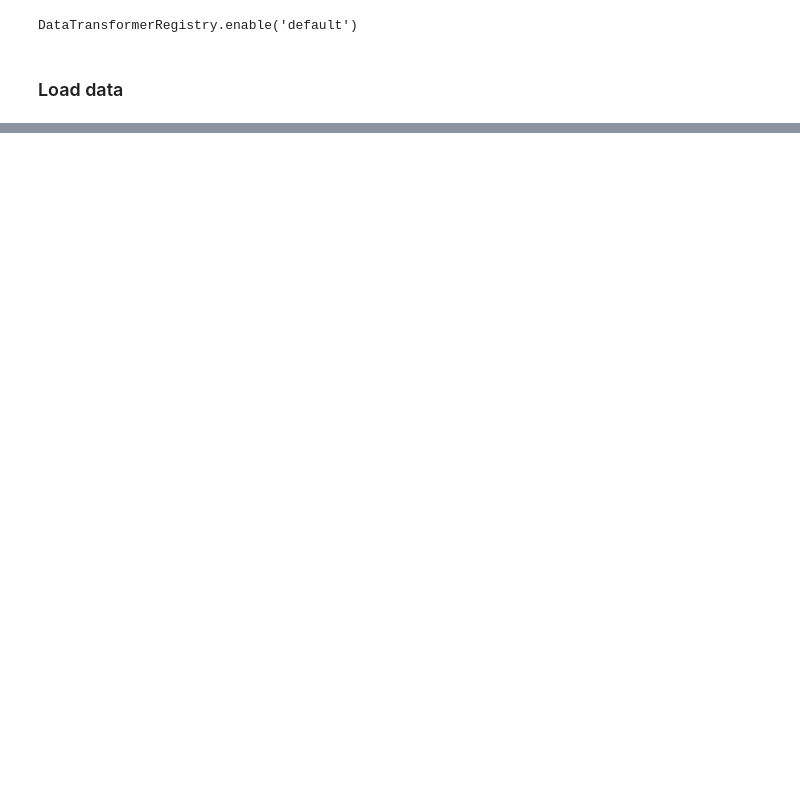
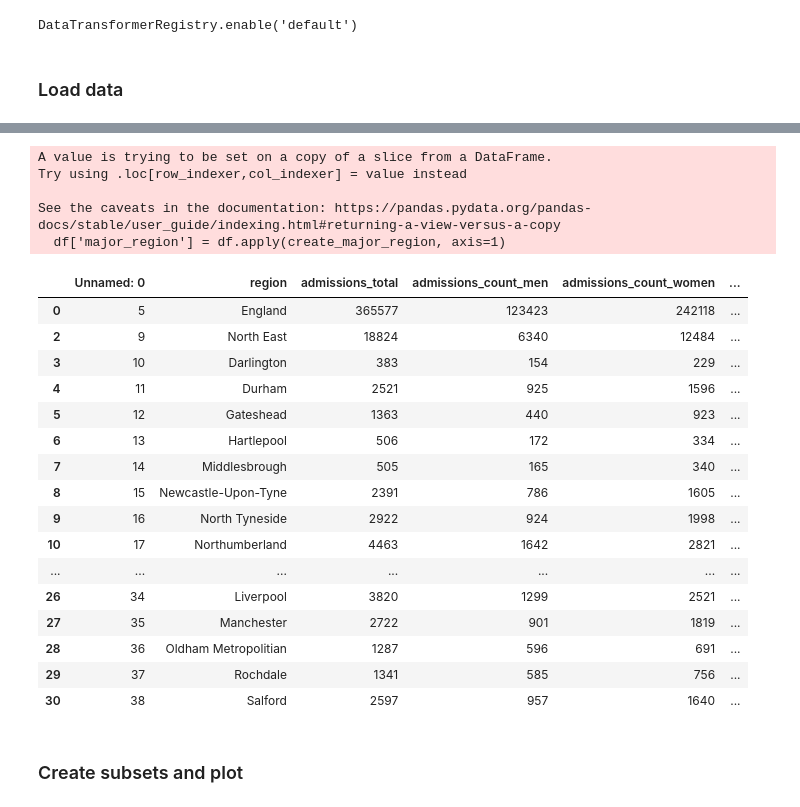
Before and after one commit to elksie5000/obesity, a Jupyter notebook: obesity_31_12_2023.ipynb, the cells around one changed output, grey strips where cells are left out. Cells and saved outputs as stored; diff of their text form; code cells hidden in the pictures; blank space fills up the shorter version.

```diff
--- a/obesity_31_12_2023.ipynb
+++ b/obesity_31_12_2023.ipynb
@@ -78,0 +76,40 @@ df.shape
+# %%
+region_indicator = None
+
+def create_major_region(row):
+    global region_indicator
+    if row['region_flag'] == 'England':
+        return 'England'
+    elif row['region_flag'] == 'Major region':
+        region_indicator = row['region']
+        return region_indicator
+    else: # row['region_flag'] == 'Region'
+        return region_indicator
+
+df['major_region'] = df.apply(create_major_region, axis=1)
+df.head(30)
+# %% [output]
+A value is trying to be set on a copy of a slice from a DataFrame.
+Try using .loc[row_indexer,col_indexer] = value instead
+
+See the caveats in the documentation: https://pandas.pydata.org/pandas-docs/stable/user_guide/indexing.html#returning-a-view-versus-a-copy
+  df['major_region'] = df.apply(create_major_region, axis=1)
+|  | Unnamed: 0 | region | admissions_total | admissions_count_men | admissions_count_women | ... |
+| 0 | 5 | England | 365577 | 123423 | 242118 | ... |
+| 2 | 9 | North East | 18824 | 6340 | 12484 | ... |
+| 3 | 10 | Darlington | 383 | 154 | 229 | ... |
+| 4 | 11 | Durham | 2521 | 925 | 1596 | ... |
+| 5 | 12 | Gateshead | 1363 | 440 | 923 | ... |
+| 6 | 13 | Hartlepool | 506 | 172 | 334 | ... |
+| 7 | 14 | Middlesbrough | 505 | 165 | 340 | ... |
+| 8 | 15 | Newcastle-Upon-Tyne | 2391 | 786 | 1605 | ... |
+| 9 | 16 | North Tyneside | 2922 | 924 | 1998 | ... |
+| 10 | 17 | Northumberland | 4463 | 1642 | 2821 | ... |
+| ... | ... | ... | ... | ... | ... | ... |
+| 26 | 34 | Liverpool | 3820 | 1299 | 2521 | ... |
+| 27 | 35 | Manchester | 2722 | 901 | 1819 | ... |
+| 28 | 36 | Oldham Metropolitian | 1287 | 596 | 691 | ... |
+| 29 | 37 | Rochdale | 1341 | 585 | 756 | ... |
+| 30 | 38 | Salford | 2597 | 957 | 1640 | ... |
+# %% [markdown]
+### Create subsets and plot
```
Also changed, not shown: parts of 26 cells of this notebook, 4 other files.
